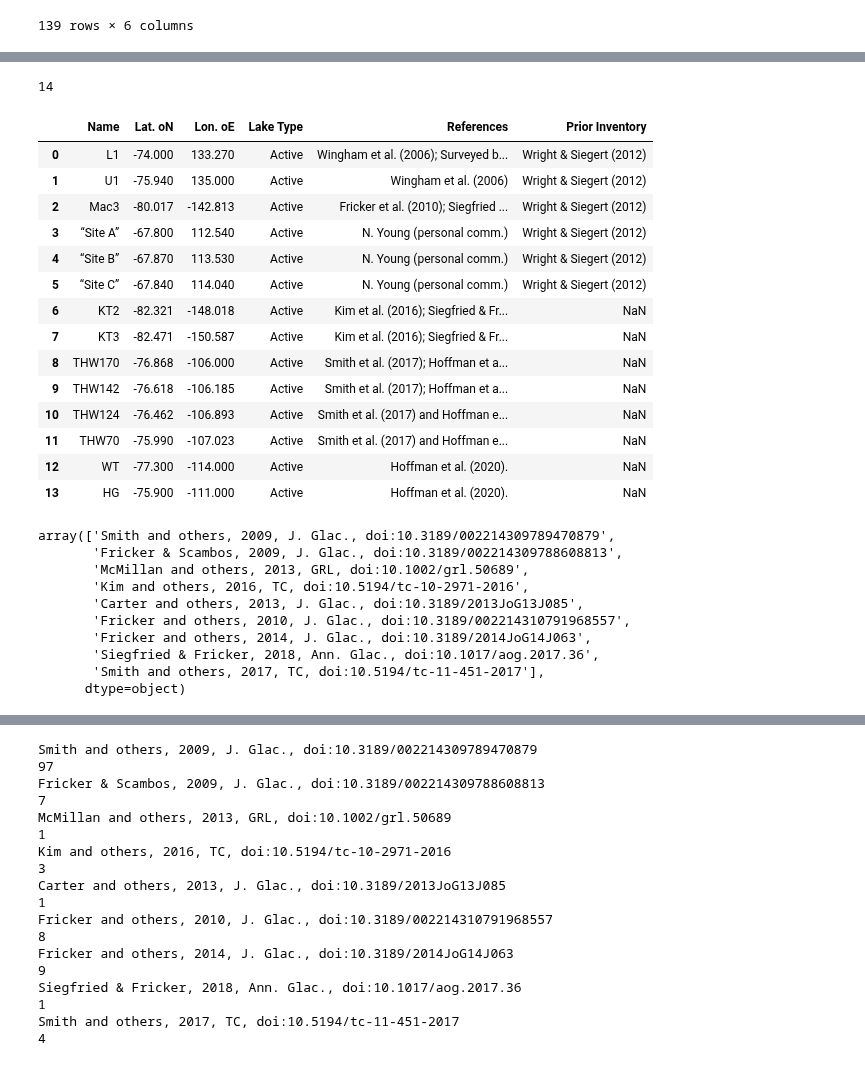
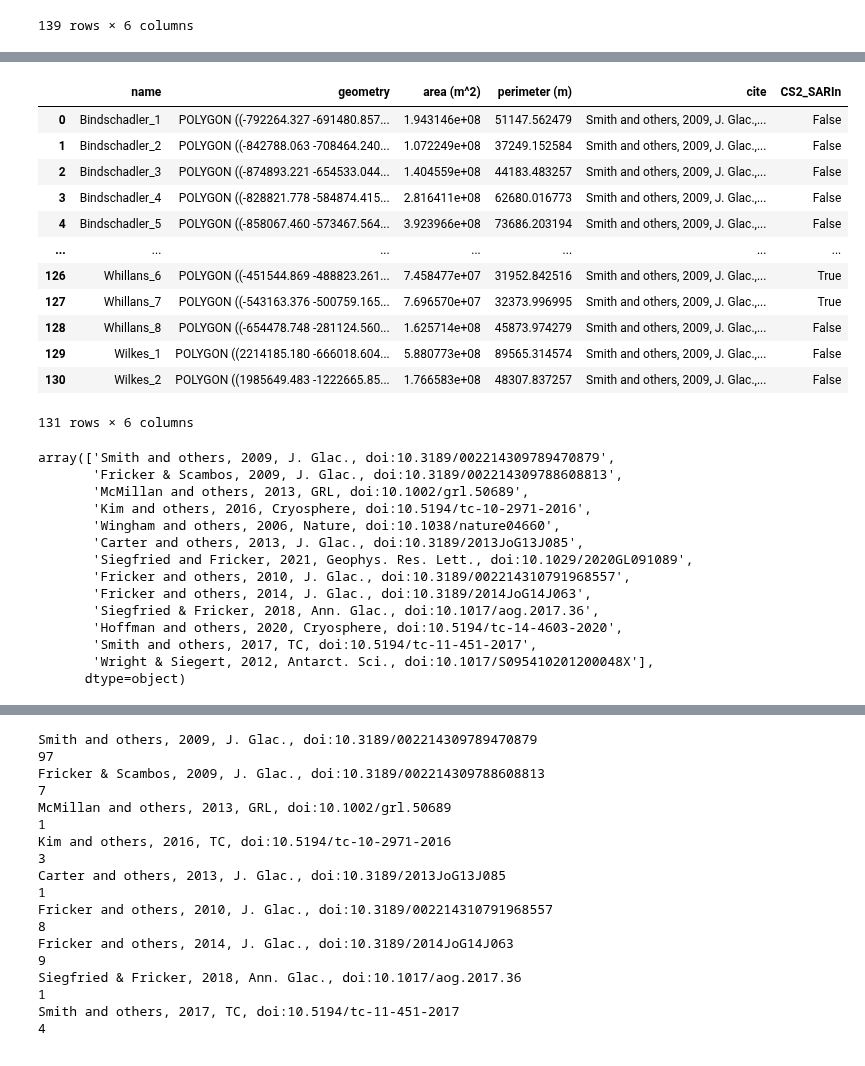
Before and after one commit to wsauthoff/Sauthoff-2025-GRL, a Jupyter notebook: Sauthoff2023_outlines.ipynb, the cells around one changed output, grey strips where cells are left out. Saved outputs shown, nothing was run; the diff lists cells and outputs as text; code cells hidden in the pictures.

Commit message:
added newer lakes after SF18 inventory to Sauthoff2023_outlines.ipynb; minor edits to dhdvdt-using-variable-outlines.ipynb; deleted ipynb checkpoints

```diff
--- a/Sauthoff2023_outlines.ipynb
+++ b/Sauthoff2023_outlines.ipynb
@@ -157,35 +140,42 @@ Livingstone2022_points_activelakes_new
-# %%
-Livingstone2022_points_activelakes_new.drop(Livingstone2022_points_activelakes_new.loc[Livingstone2022_points_activelakes['References'].str.contains('Smith et al. (2017) and Hoffman et al. (2020).', regex=False)].index, inplace=True)
-Livingstone2022_points_activelakes_new = Livingstone2022_points_activelakes_new.reset_index(drop=True)
-print(len(Livingstone2022_points_activelakes_new))
-Livingstone2022_points_activelakes_new
-# %% [output]
-14
-|  | Name | Lat. oN | Lon. oE | Lake Type | References | Prior Inventory |
-| 0 | L1 | -74.000 | 133.270 | Active | Wingham et al. (2006); Surveyed b... | Wright & Siegert (2012) |
-| 1 | U1 | -75.940 | 135.000 | Active | Wingham et al. (2006) | Wright & Siegert (2012) |
-| 2 | Mac3 | -80.017 | -142.813 | Active | Fricker et al. (2010); Siegfried ... | Wright & Siegert (2012) |
-| 3 | “Site A” | -67.800 | 112.540 | Active | N. Young (personal comm.) | Wright & Siegert (2012) |
-| 4 | “Site B” | -67.870 | 113.530 | Active | N. Young (personal comm.) | Wright & Siegert (2012) |
-| 5 | “Site C” | -67.840 | 114.040 | Active | N. Young (personal comm.) | Wright & Siegert (2012) |
-| 6 | KT2 | -82.321 | -148.018 | Active | Kim et al. (2016); Siegfried & Fr... | NaN |
-| 7 | KT3 | -82.471 | -150.587 | Active | Kim et al. (2016); Siegfried & Fr... | NaN |
-| 8 | THW170 | -76.868 | -106.000 | Active | Smith et al. (2017); Hoffman et a... | NaN |
-| 9 | THW142 | -76.618 | -106.185 | Active | Smith et al. (2017); Hoffman et a... | NaN |
-| 10 | THW124 | -76.462 | -106.893 | Active | Smith et al. (2017) and Hoffman e... | NaN |
-| 11 | THW70 | -75.990 | -107.023 | Active | Smith et al. (2017) and Hoffman e... | NaN |
-| 12 | WT | -77.300 | -114.000 | Active | Hoffman et al. (2020). | NaN |
-| 13 | HG | -75.900 | -111.000 | Active | Hoffman et al. (2020). | NaN |
+# %%
+# Copy Siegfried & Fricker (2018) outline inventory to add entries from more recent publications
+Sauthoff2023_outlines = SiegfriedFricker2018_outlines.copy(deep=True)
+
+# Add new column and populate with whether lake is within CryoSat-2 (CS2) InSAR coverage
+Sauthoff2023_outlines['CS2_SARIn'] = np.where(Sauthoff2023_outlines['name'].isin(CS2SARIn_lakes),'True', 'False')
+
+# Display dataframe preview
+Sauthoff2023_outlines
+# %% [output]
+|  | name | geometry | area (m^2) | perimeter (m) | cite | CS2_SARIn |
+| 0 | Bindschadler_1 | POLYGON ((-792264.327 -691480.857... | 1.943146e+08 | 51147.562479 | Smith and others, 2009, J. Glac.,... | False |
+| 1 | Bindschadler_2 | POLYGON ((-842788.063 -708464.240... | 1.072249e+08 | 37249.152584 | Smith and others, 2009, J. Glac.,... | False |
+| 2 | Bindschadler_3 | POLYGON ((-874893.221 -654533.044... | 1.404559e+08 | 44183.483257 | Smith and others, 2009, J. Glac.,... | False |
+| 3 | Bindschadler_4 | POLYGON ((-828821.778 -584874.415... | 2.816411e+08 | 62680.016773 | Smith and others, 2009, J. Glac.,... | False |
+| 4 | Bindschadler_5 | POLYGON ((-858067.460 -573467.564... | 3.923966e+08 | 73686.203194 | Smith and others, 2009, J. Glac.,... | False |
+| ... | ... | ... | ... | ... | ... | ... |
+| 126 | Whillans_6 | POLYGON ((-451544.869 -488823.261... | 7.458477e+07 | 31952.842516 | Smith and others, 2009, J. Glac.,... | True |
+| 127 | Whillans_7 | POLYGON ((-543163.376 -500759.165... | 7.696570e+07 | 32373.996995 | Smith and others, 2009, J. Glac.,... | True |
+| 128 | Whillans_8 | POLYGON ((-654478.748 -281124.560... | 1.625714e+08 | 45873.974279 | Smith and others, 2009, J. Glac.,... | False |
+| 129 | Wilkes_1 | POLYGON ((2214185.180 -666018.604... | 5.880773e+08 | 89565.314574 | Smith and others, 2009, J. Glac.,... | False |
+| 130 | Wilkes_2 | POLYGON ((1985649.483 -1222665.85... | 1.766583e+08 | 48307.837257 | Smith and others, 2009, J. Glac.,... | False |
+131 rows × 6 columns
 # %%
-SiegfriedFricker2018_outlines['cite'].unique()
+# Change journal abbreviations to ISO4 standard
+# First look at citations
+Sauthoff2023_outlines['cite'].unique()
 # %% [output]
 array(['Smith and others, 2009, J. Glac., doi:10.3189/002214309789470879',
        'Fricker & Scambos, 2009, J. Glac., doi:10.3189/002214309788608813',
        'McMillan and others, 2013, GRL, doi:10.1002/grl.50689',
-       'Kim and others, 2016, TC, doi:10.5194/tc-10-2971-2016',
+       'Kim and others, 2016, Cryosphere, doi:10.5194/tc-10-2971-2016',
+       'Wingham and others, 2006, Nature, doi:10.1038/nature04660',
        'Carter and others, 2013, J. Glac., doi:10.3189/2013JoG13J085',
+       'Siegfried and Fricker, 2021, Geophys. Res. Lett., doi:10.1029/2020GL091089',
        'Fricker and others, 2010, J. Glac., doi:10.3189/002214310791968557',
        'Fricker and others, 2014, J. Glac., doi:10.3189/2014JoG14J063',
        'Siegfried & Fricker, 2018, Ann. Glac., doi:10.1017/aog.2017.36',
-       'Smith and others, 2017, TC, doi:10.5194/tc-11-451-2017'],
+       'Hoffman and others, 2020, Cryosphere, doi:10.5194/tc-14-4603-2020',
+       'Smith and others, 2017, TC, doi:10.5194/tc-11-451-2017',
+       'Wright & Siegert, 2012, Antarct. Sci., doi:10.1017/S095410201200048X'],
       dtype=object)
```
Also changed, not shown: parts of 21 cells of this notebook.
